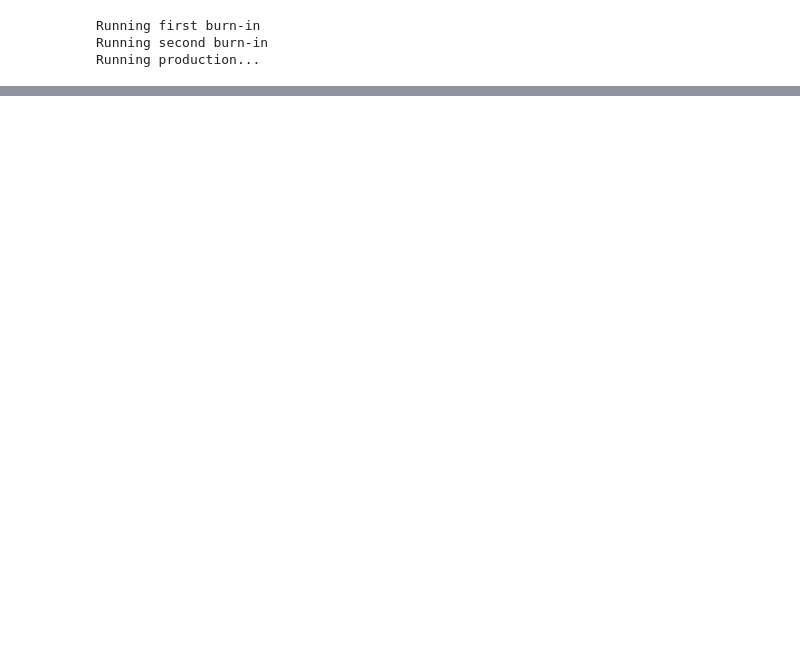
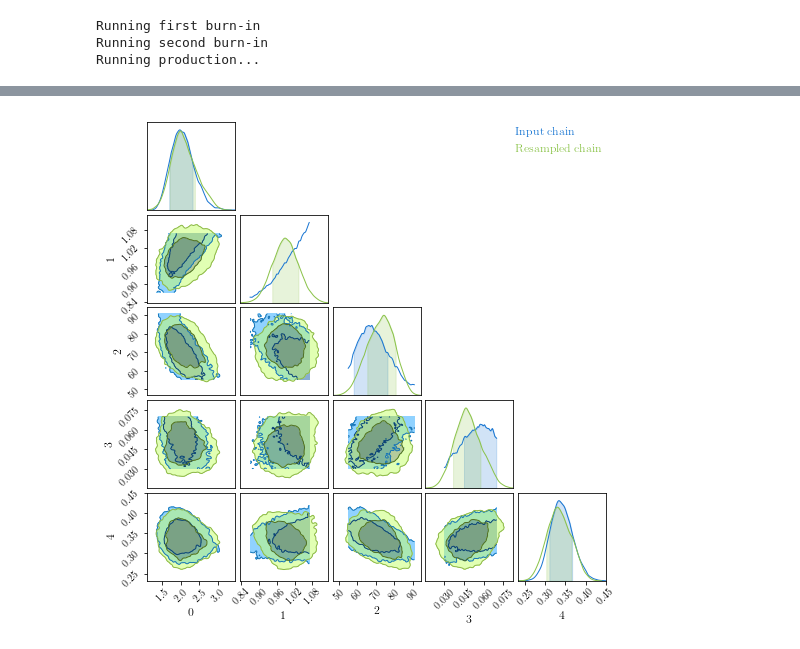
Before and after one commit to tmcclintock/GP_Importance_Sampler, a Jupyter notebook: notebooks/Basic example 5--resampling DES Y1.ipynb, the cells around one changed output, grey strips where cells are left out. Saved outputs shown, nothing was run; the diff lists cells and outputs as text; code cells hidden in the pictures; blank space fills up the shorter version.

```diff
--- a/notebooks/Basic example 5--resampling DES Y1.ipynb
+++ b/notebooks/Basic example 5--resampling DES Y1.ipynb
@@ -98,0 +98,9 @@ WARNING:chainconsumer.analysis:Parameter $\Omega_m$ in chain Resampled chain is
+# %%
+c2 = CC.ChainConsumer()
+
+c2.add_chain(input_chain[:,:5], name="Input chain", weights=weights)
+c2.add_chain(test_chain[:,:5], name="Resampled chain")
+
+fig = c2.plotter.plot()
+#fig.savefig("DESY1_resampling_example.png", dpi=300, bbox_inches="tight")
+# %% [output]
@@ -98,0 +108 @@ WARNING:chainconsumer.analysis:Parameter $\Omega_m$ in chain Resampled chain is
+[figure, added]
```
Also changed, not shown: parts of 6 cells of this notebook.
